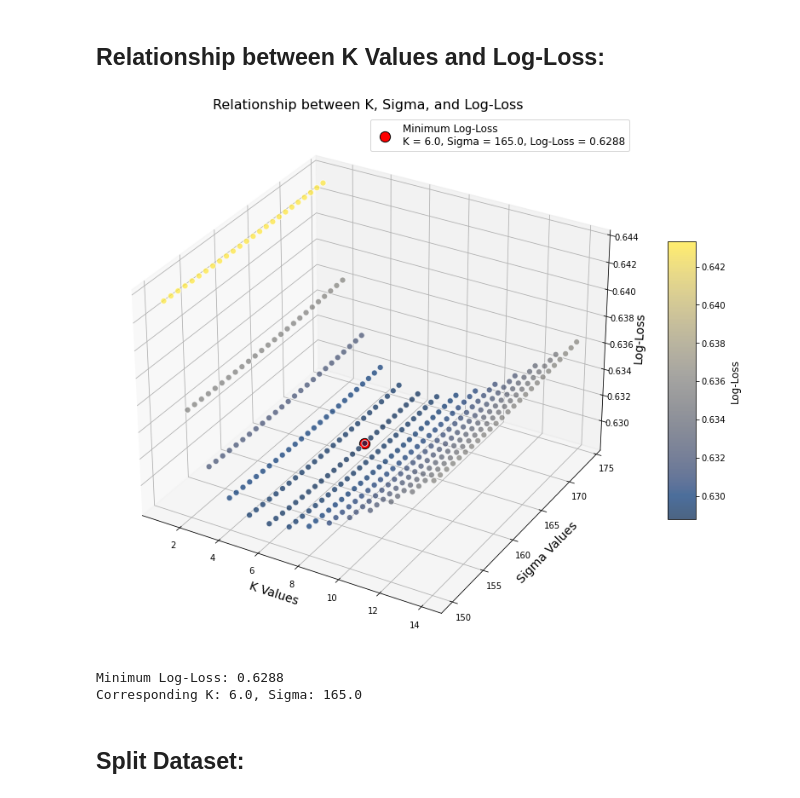
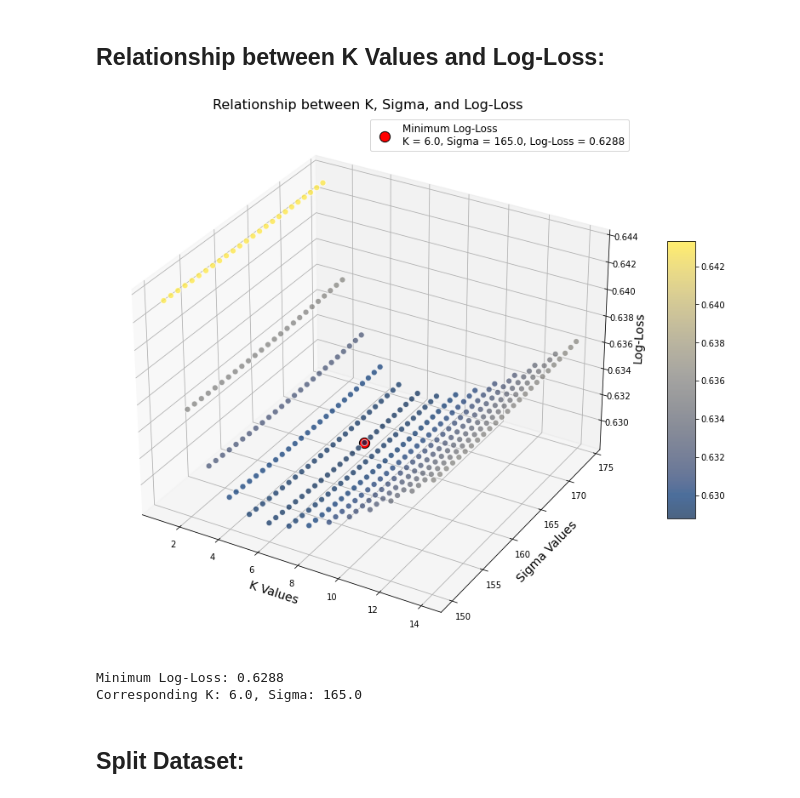
Before and after one commit to niranjan-96/Tennis-Match-Predictions, a Jupyter notebook: Code/ELO_Linear_MOV_Model.ipynb, the cells around one changed output. Cells and saved outputs as stored; diff of their text form; code cells hidden in the pictures.

```diff
--- a/Code/ELO_Linear_MOV_Model.ipynb
+++ b/Code/ELO_Linear_MOV_Model.ipynb
@@ -165,16 +165,6 @@ all_matches_k = all_matches_k.drop(columns=columns_to_drop)
 ## Linear MOV Model Setup and Definitions:
 # %%
 def win_probability(E_i, E_j):
-    """
-    Calculate the probability of Player i winning against Player j based on their ratings.
-
-    Parameters:
-    E_i (float): The rating of Player i.
-    E_j (float): The rating of Player j.
-
-    Returns:
-    float: The probability of Player i winning.
-    """
     # Calculate and return the win probability using the Elo rating formula
     return 1 / (1 + 10 ** ((E_j - E_i) / 400))
 # %%
@@ -194,27 +184,10 @@ def get_player_elo(player_name):
     return players_elo[player_name]
 # %%
 def set_player_elo(player_name, elo):
-    """
-    Set the Elo rating for a specific player.
-
-    Parameters:
-    player_name (str): The name of the player.
-    elo (float): The new Elo rating to be assigned to the player.
-    """
     players_elo[player_name] = elo
 # %%
 def expected_margin(E_i, E_j, sigma):
-    """
-    Calculate the expected margin of victory based on the Elo ratings of two players.
-
-    Parameters:
-    E_i (float): The Elo rating of Player i.
-    E_j (float): The Elo rating of Player j.
-    sigma (float): The scaling parameter that controls the spread of expected margins.
-
-    Returns:
-    float: The expected margin of victory for Player i over Player j.
-    """
+    # Calculate the expected margin of victory based on the Elo ratings of two players.
     return (E_i - E_j) / sigma
 # %%
 def update_elo_mov(E_i, E_j, K, actual_margin, sigma):
@@ -410,35 +383,35 @@ ax = fig.add_subplot(111, projection='3d')
 sc = ax.scatter(K_values, sigma_values, logloss, c=logloss, cmap='cividis', s=50, alpha=0.7, edgecolors='w')
 
 # Set labels
 ax.set_xlabel('K Values', fontsize=14)
 ax.set_ylabel('Sigma Values', fontsize=14)
 ax.set_zlabel('Log-Loss', fontsize=14)
 ax.set_title('Relationship between K, Sigma, and Log-Loss', fontsize=16)
 
 # Highlight the point with the minimum log-loss
 min_logloss_row = results_df.loc[results_df['logloss'].idxmin()]
 min_K = min_logloss_row['K']
 min_sigma = min_logloss_row['sigma']
 min_logloss = min_logloss_row['logloss']
 
 ax.scatter(min_K, min_sigma, min_logloss, color='red', s=150, edgecolors='black', label=f'Minimum Log-Loss\nK = {min_K}, Sigma = {min_sigma}, Log-Loss = {min_logloss:.4f}')
 
 # Add a color bar to represent log-loss values
 cbar = plt.colorbar(sc, ax=ax, shrink=0.5, aspect=10)
-cbar.set_label('Log-Loss', fontsize=12)
+cbar.set_label('', fontsize=12)
 
 # Add a legend
 ax.legend(fontsize=12)
 
 # Show grid and plot
 ax.grid(True, linestyle='--', alpha=0.7)
 plt.show()
 
 # Print the corresponding K and sigma values for the minimum log-loss
 print(f'Minimum Log-Loss: {min_logloss:.4f}')
 print(f'Corresponding K: {min_K}, Sigma: {min_sigma}')
 # %% [output]
-[figure, old version]
+[figure, new version]
 Minimum Log-Loss: 0.6288
 Corresponding K: 6.0, Sigma: 165.0
 # %% [markdown]
```
Also changed, not shown: parts of 1 cell of this notebook, 2 other files.
